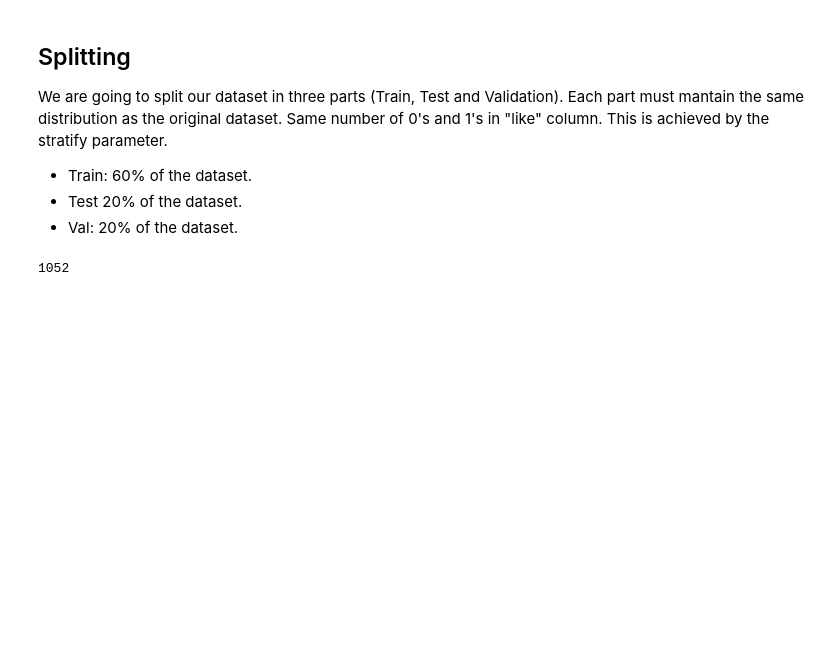
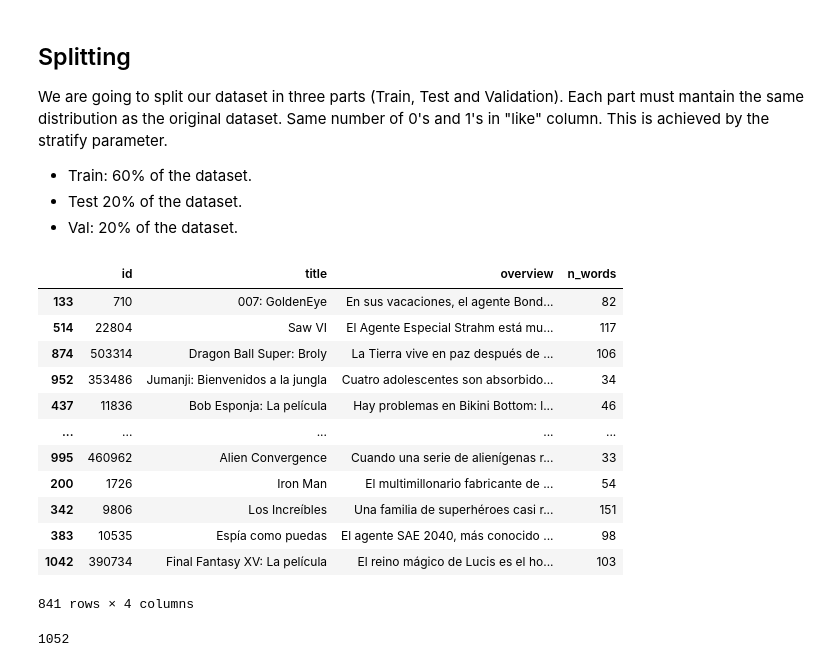
Before and after one commit to Jaimemorillo/ShouldIwatchThisMovie, a Jupyter notebook: memoria_data_antes.ipynb, the cells around one changed output. Cells and saved outputs as stored; diff of their text form; code cells hidden in the pictures; blank space fills up the shorter version.

```diff
--- a/memoria_data_antes.ipynb
+++ b/memoria_data_antes.ipynb
@@ -265,3 +268,19 @@ X_train, X_val, y_train, y_val = train_test_split(X_train, y_train, test_size=0.
+# %%
+X_train
+# %% [output]
+|  | id | title | overview | n_words |
+| 133 | 710 | 007: GoldenEye | En sus vacaciones, el agente Bond... | 82 |
+| 514 | 22804 | Saw VI | El Agente Especial Strahm está mu... | 117 |
+| 874 | 503314 | Dragon Ball Super: Broly | La Tierra vive en paz después de ... | 106 |
+| 952 | 353486 | Jumanji: Bienvenidos a la jungla | Cuatro adolescentes son absorbido... | 34 |
+| 437 | 11836 | Bob Esponja: La película | Hay problemas en Bikini Bottom: l... | 46 |
+| ... | ... | ... | ... | ... |
+| 995 | 460962 | Alien Convergence | Cuando una serie de alienígenas r... | 33 |
+| 200 | 1726 | Iron Man | El multimillonario fabricante de ... | 54 |
+| 342 | 9806 | Los Increíbles | Una familia de superhéroes casi r... | 151 |
+| 383 | 10535 | Espía como puedas | El agente SAE 2040, más conocido ... | 98 |
+| 1042 | 390734 | Final Fantasy XV: La película | El reino mágico de Lucis es el ho... | 103 |
+841 rows × 4 columns
 # %%
 my_dict = {
     'Train': len(X_train),
```
Also changed, not shown: parts of 7 cells of this notebook.
